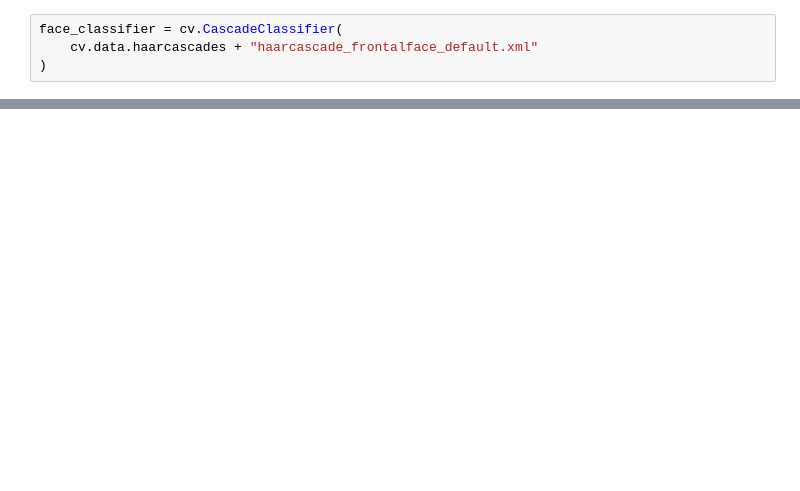
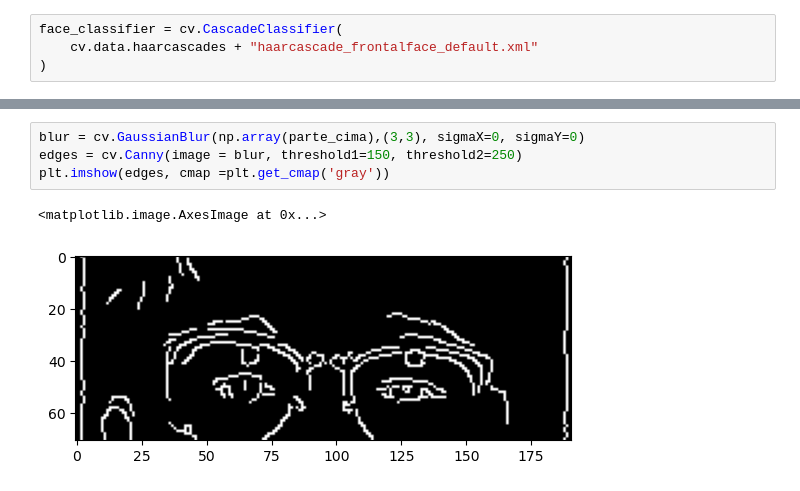
Before and after one commit to germano30/VisaoComp-Trab1, a Jupyter notebook: trabalho1.ipynb, the cells around one changed output, grey strips where cells are left out. Cells and saved outputs as stored; diff of their text form; blank space fills up the shorter version.

```diff
--- a/trabalho1.ipynb
+++ b/trabalho1.ipynb
@@ -111,0 +120,7 @@ plt.imshow(binary, cmap='gray')
+# %%
+blur = cv.GaussianBlur(np.array(parte_cima),(3,3), sigmaX=0, sigmaY=0)
+edges = cv.Canny(image = blur, threshold1=150, threshold2=250)
+plt.imshow(edges, cmap =plt.get_cmap('gray'))
+# %% [output]
+<matplotlib.image.AxesImage at 0x...>
+[figure, added]
```
Also changed, not shown: parts of 13 cells of this notebook, 8 other files.
